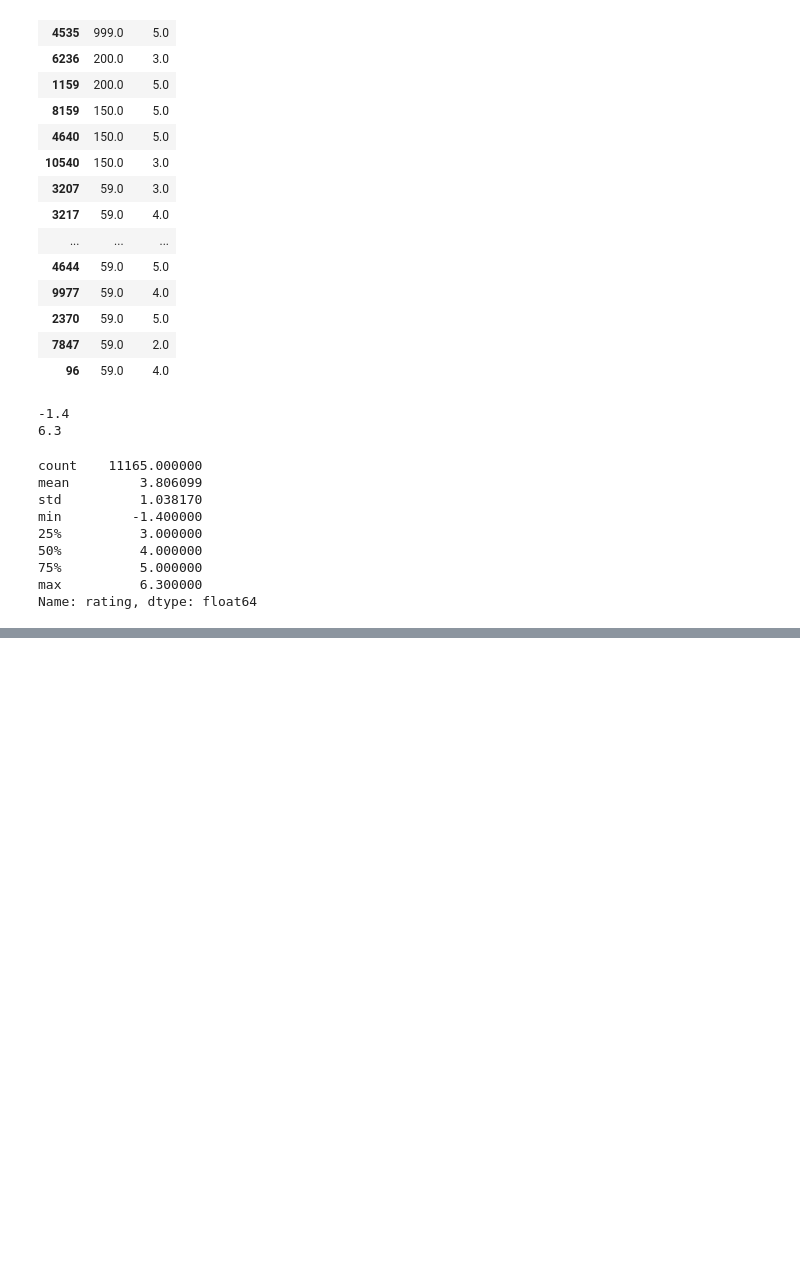
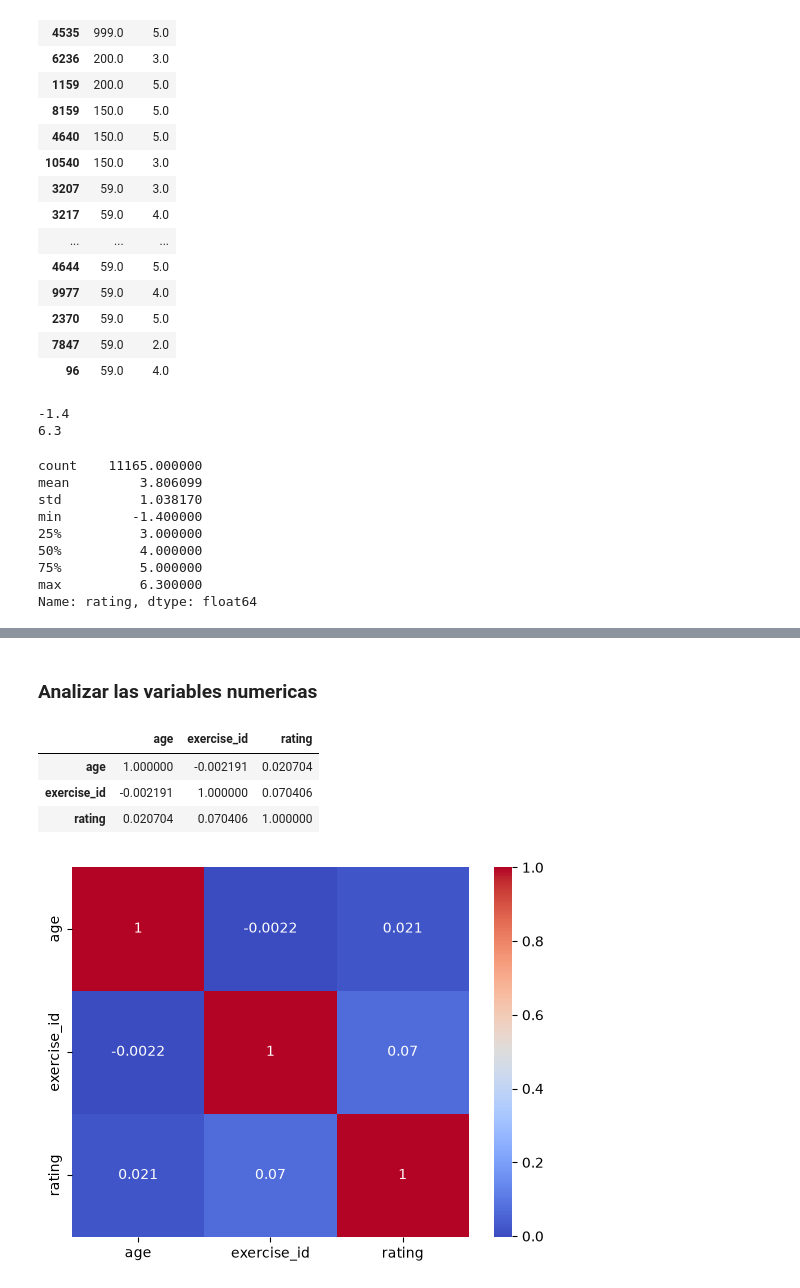
Before and after one commit to Lil-torta/Fundamentos-de-analisis-de-datos, a Jupyter notebook: entrenamiento practica.ipynb, the cells around one changed output, grey strips where cells are left out. Drawn from its saved outputs; the diff is of its cells as text; code cells hidden in the pictures; blank space fills up the shorter version.

```diff
--- a/entrenamiento practica.ipynb
+++ b/entrenamiento practica.ipynb
@@ -300,0 +447,18 @@ Name: rating, dtype: float64
+# %% [markdown]
+### Analizar las variables numericas
+# %%
+df.select_dtypes(include='number').corr()
+# %% [output]
+|  | age | exercise_id | rating |
+| age | 1.000000 | -0.002191 | 0.020704 |
+| exercise_id | -0.002191 | 1.000000 | 0.070406 |
+| rating | 0.020704 | 0.070406 | 1.000000 |
+# %%
+sns.heatmap(
+    df.select_dtypes(include='number').corr(),
+    annot=True,
+    cmap='coolwarm'
+)
+plt.show()
+# %% [output]
+[figure, added]
```
Also changed, not shown: parts of 12 cells of this notebook, 1 other file.
